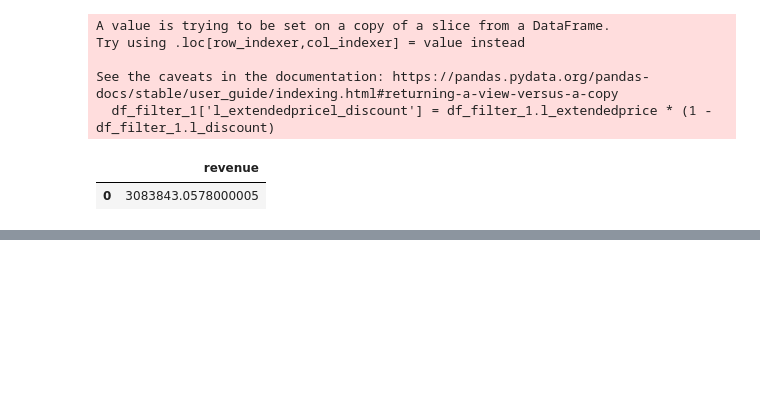
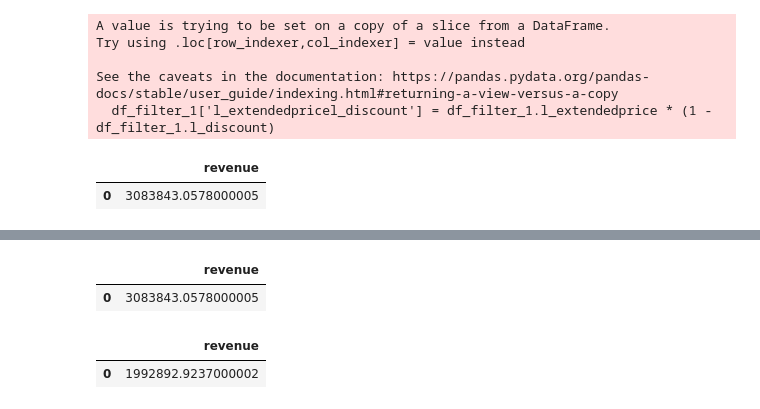
Before and after one commit to groegercesg/QueryBridge, a Jupyter notebook: early_results/q19_hyper.ipynb, the cells around one changed output, grey strips where cells are left out. Drawn from its saved outputs; the diff is of its cells as text; code cells hidden in the pictures; blank space fills up the shorter version.

```diff
--- a/early_results/q19_hyper.ipynb
+++ b/early_results/q19_hyper.ipynb
@@ -312,0 +404,10 @@ df_output_1
+# %%
+df_limit_1
+# %% [output]
+|  | revenue |
+| 0 | 3083843.0578000005 |
+# %%
+final
+# %% [output]
+|  | revenue |
+| 0 | 1992892.9237000002 |
```
Also changed, not shown: parts of 2 cells of this notebook, 5 other files.
